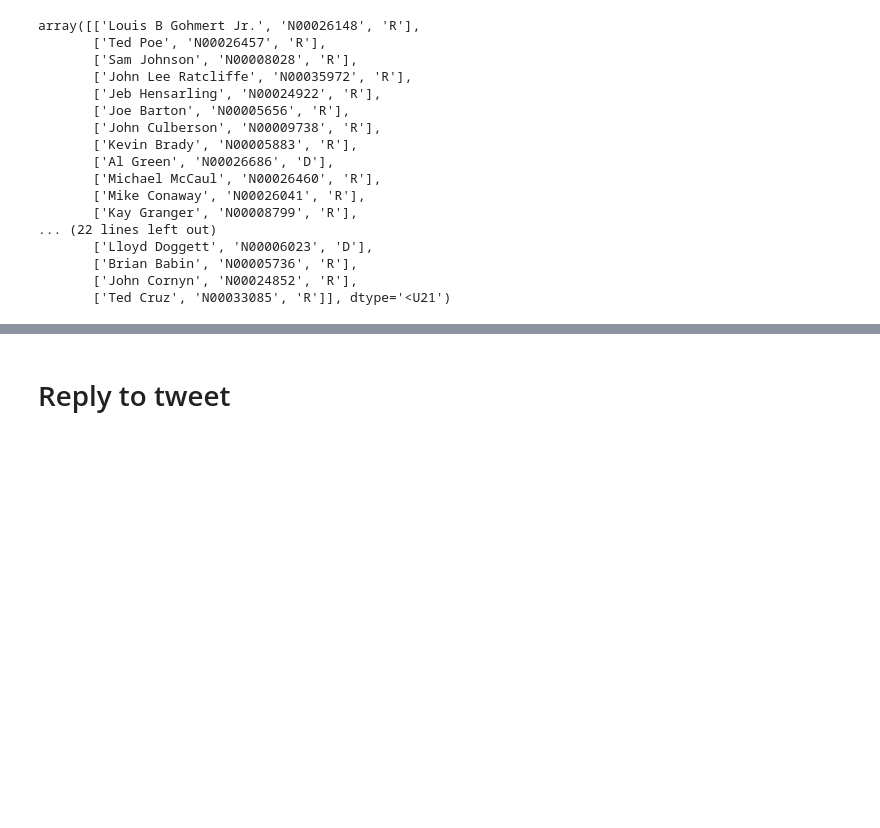
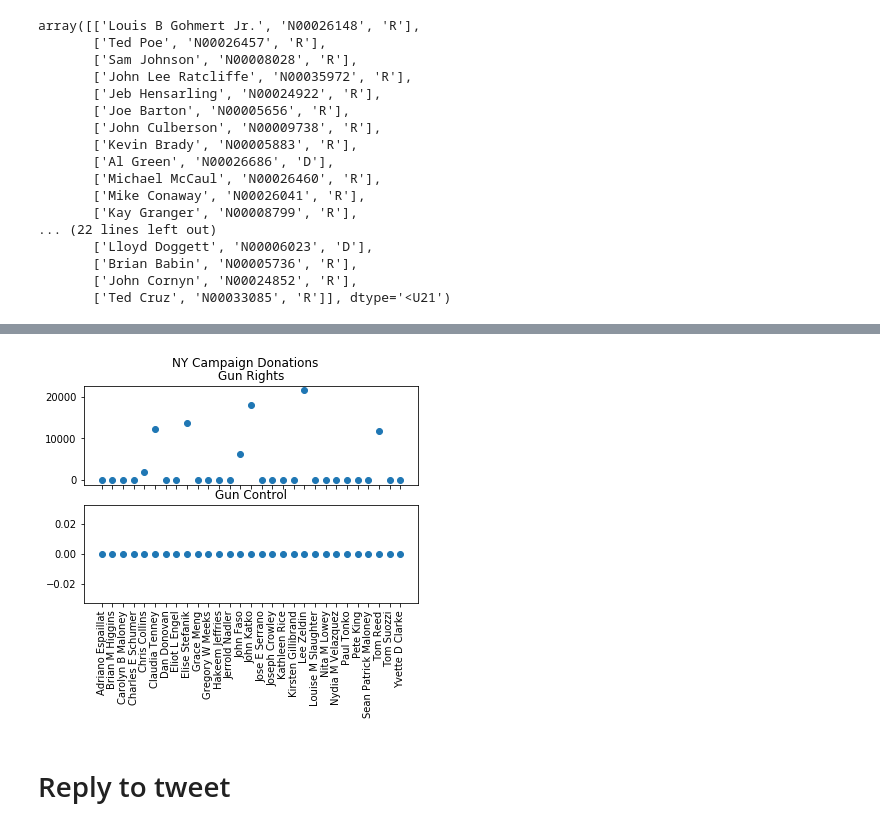
Before and after one commit to twd38/TMD-Hackathon1, a Jupyter notebook: twitterbot.ipynb, the cells around one changed output, grey strips where cells are left out. Cells and saved outputs as stored; diff of their text form; code cells hidden in the pictures; blank space fills up the shorter version.

Commit message:
subplots

```diff
--- a/twitterbot.ipynb
+++ b/twitterbot.ipynb
@@ -297,3 +297,28 @@ make_graphs(donations_by_industry_Q12, 'Donations by Gun Control Industry')
+# %%
+import matplotlib.pyplot as plt
+
+f, (ax1, ax2) = plt.subplots(2, 1, sharex=True)
+f.suptitle(location + ' Campaign Donations')
+
+candidate_names1, donations_received1 = zip(*donations_by_industry_Q13)
+donations_received1 = list(map(int, donations_received1))
+ax1.scatter(candidate_names1, donations_received1)
+ax1.set_title('Gun Rights')
+
+candidate_names2, donations_received2 = zip(*donations_by_industry_Q12)
+donations_received2 = list(map(int, donations_received2))
+ax2.scatter(candidate_names2, donations_received2)
+ax2.set_title('Gun Control')
+
+
+for ax in f.axes:
+    matplotlib.pyplot.sca(ax)
+    plt.xticks(rotation=90)
+
+plt.show()
+plt.savefig('twitter_fig.png')
+# %% [output]
+[figure, added]
 # %% [markdown]
 # Reply to tweet
 # %%
```
Also changed, not shown: parts of 1 cell of this notebook.
